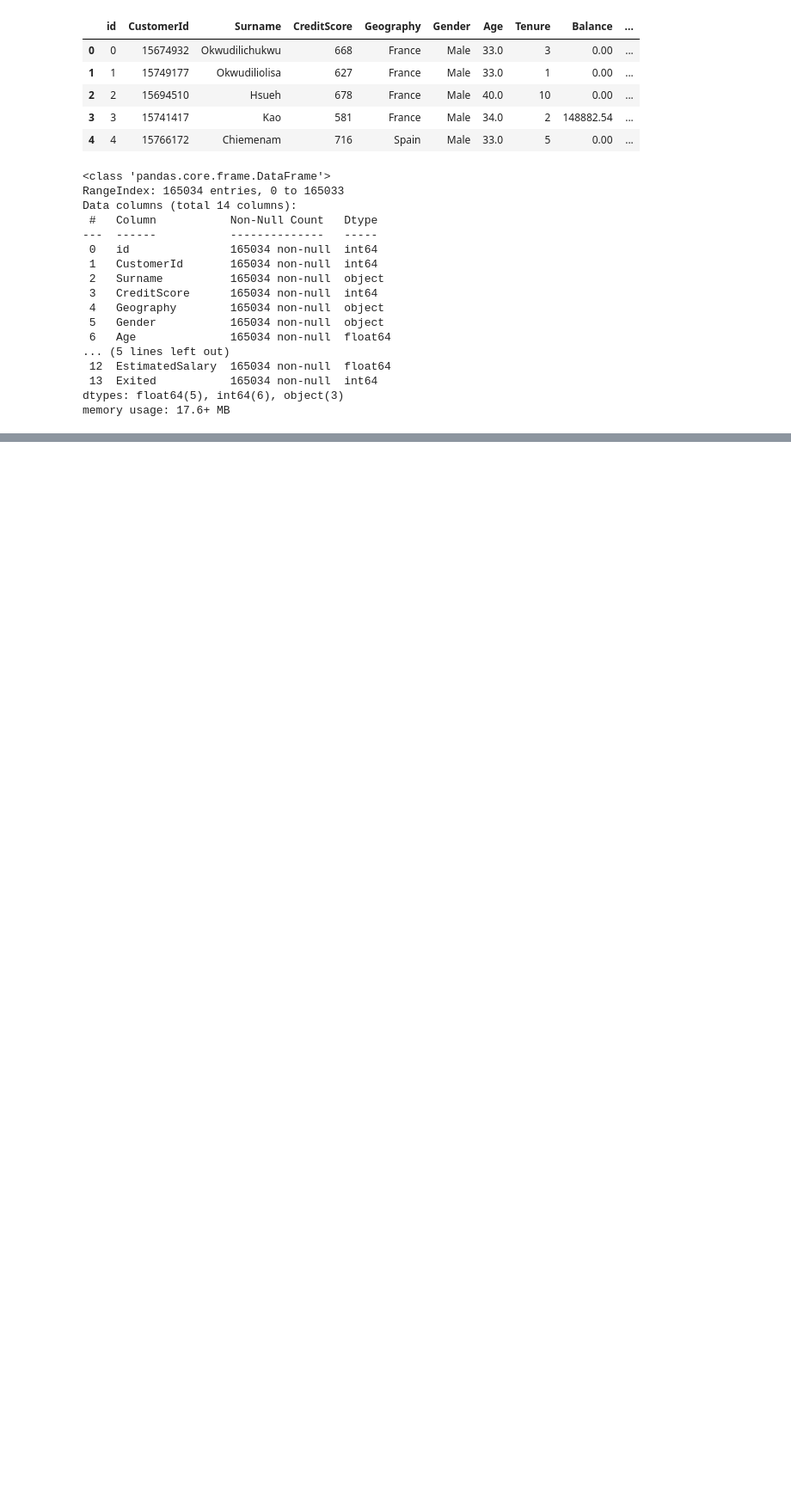
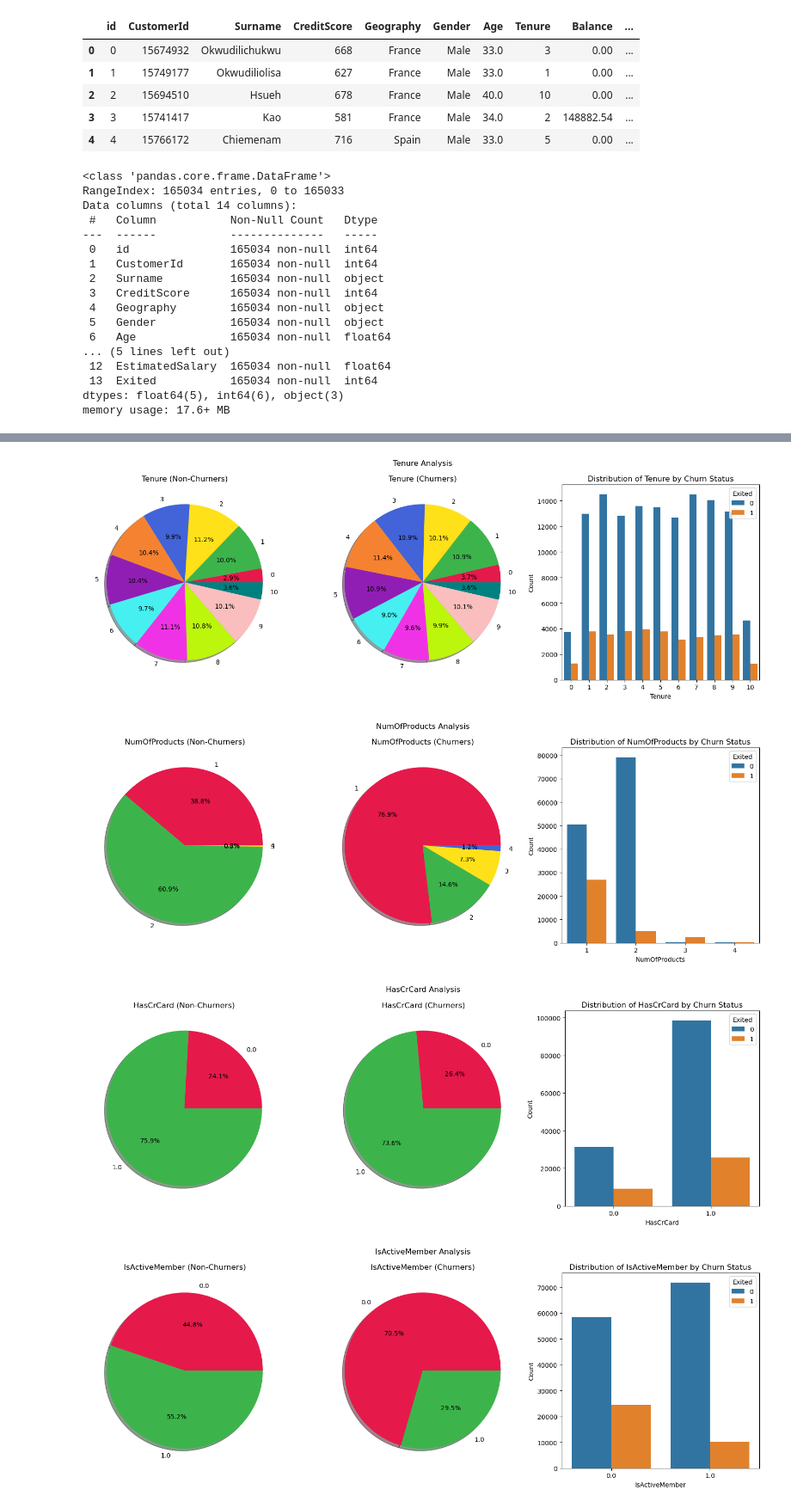
Before and after one commit to dennisvdang/Bank-Churn-Binary-Classification, a Jupyter notebook: Binary_Classification_Bank_Churn.ipynb, the cells around one changed output, grey strips where cells are left out. Shown at 86% size. Drawn from its saved outputs; the diff is of its cells as text; code cells hidden in the pictures; blank space fills up the shorter version.

```diff
--- a/Binary_Classification_Bank_Churn.ipynb
+++ b/Binary_Classification_Bank_Churn.ipynb
@@ -63,0 +194,49 @@ data.describe()
+# %%
+# Subset the features by type
+numeric_features = ['Age', 'CreditScore', 'Balance', 'EstimatedSalary']
+categorical_features = ['Tenure', 'NumOfProducts', 'HasCrCard', 'IsActiveMember']
+target_variable = 'Exited'
+
+# Define a unique color palette for the pie charts with 11 distinct colors
+pie_chart_palette = ['#e6194B', '#3cb44b', '#ffe119', '#4363d8', '#f58231',
+                     '#911eb4', '#46f0f0', '#f032e6', '#bcf60c', '#fabebe', '#008080']
+
+for column in categorical_features:
+    f, ax = plt.subplots(1, 3, figsize=(15, 5.5))
+
+    # Get unique categories and sort them to ensure consistent color assignment
+    unique_categories = sorted(data[column].unique())
+
+    # Map each category to a color
+    category_color_map = {category: pie_chart_palette[i] for i, category in enumerate(unique_categories)}
+
+    # Distribution of the categorical variable for non-churners
+    non_churners = data[data['Exited'] == 0]
+    non_churners_counts = non_churners[column].value_counts().sort_index()
+    non_churners_colors = [category_color_map[category] for category in non_churners_counts.index]
+    non_churners_counts.plot.pie(autopct='%1.1f%%', ax=ax[0], shadow=True, colors=non_churners_colors)
+    ax[0].set_ylabel('')
+    ax[0].set_title(f'{column} (Non-Churners)')
+
+    # Distribution of the categorical variable for churners
+    churners = data[data['Exited'] == 1]
+    churners_counts = churners[column].value_counts().sort_index()
+    churners_colors = [category_color_map[category] for category in churners_counts.index]
+    churners_counts.plot.pie(autopct='%1.1f%%', ax=ax[1], shadow=True, colors=churners_colors)
+    ax[1].set_ylabel('')
+    ax[1].set_title(f'{column} (Churners)')
+
+    # Count plot for distribution of the categorical variable by 'Exited'
+    # Using a different set of colors for the bar chart to distinguish from the pie charts
+    sns.countplot(x=column, hue='Exited', data=data, ax=ax[2], palette=['#1f77b4', '#ff7f0e'])
+    ax[2].set_title(f'Distribution of {column} by Churn Status')
+    ax[2].set_ylabel('Count')
+
+    plt.suptitle(f'{column} Analysis')
+    plt.tight_layout()
+    plt.show()
+# %% [output]
+[figure, added]
+[figure, added]
+[figure, added]
+[figure, added]
```
Also changed, not shown: parts of 40 cells of this notebook.
